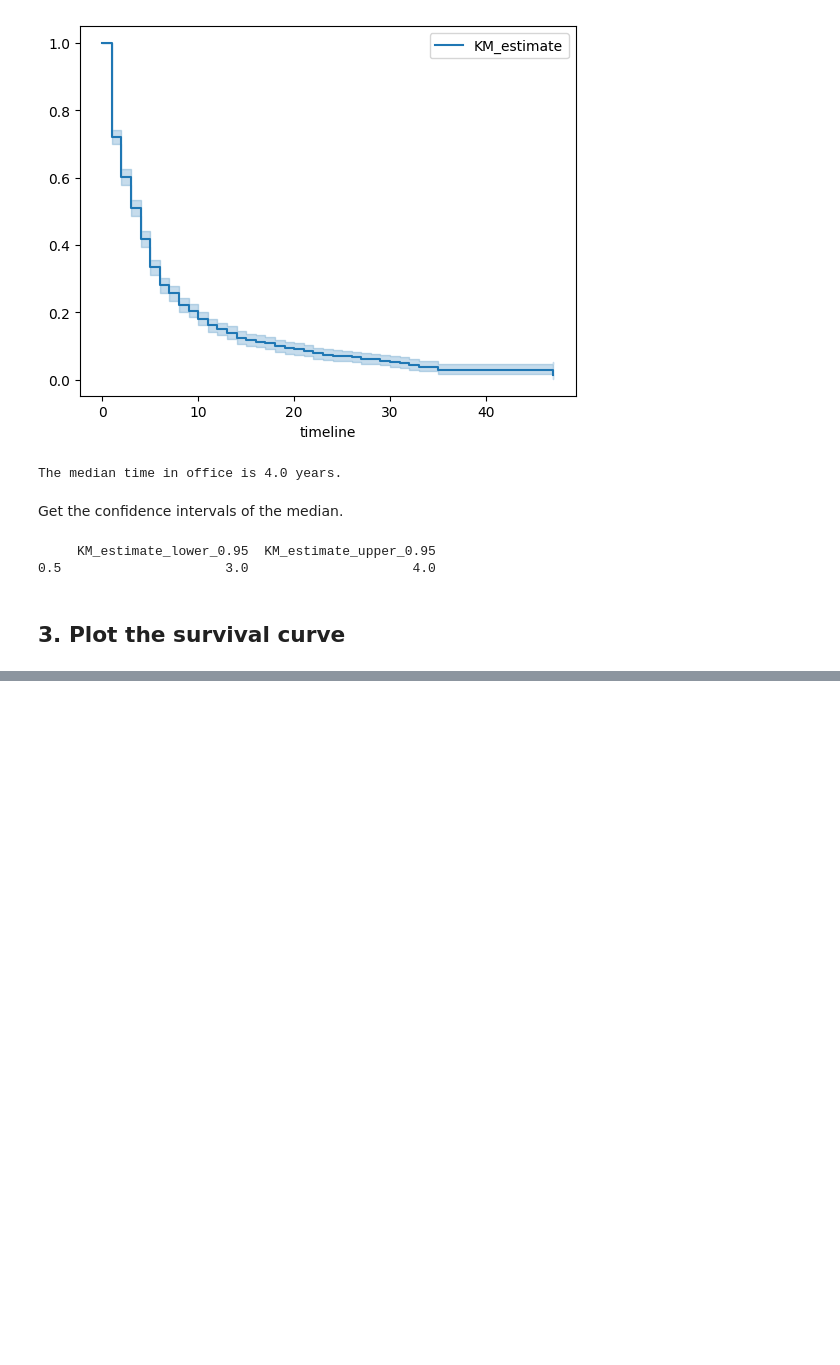
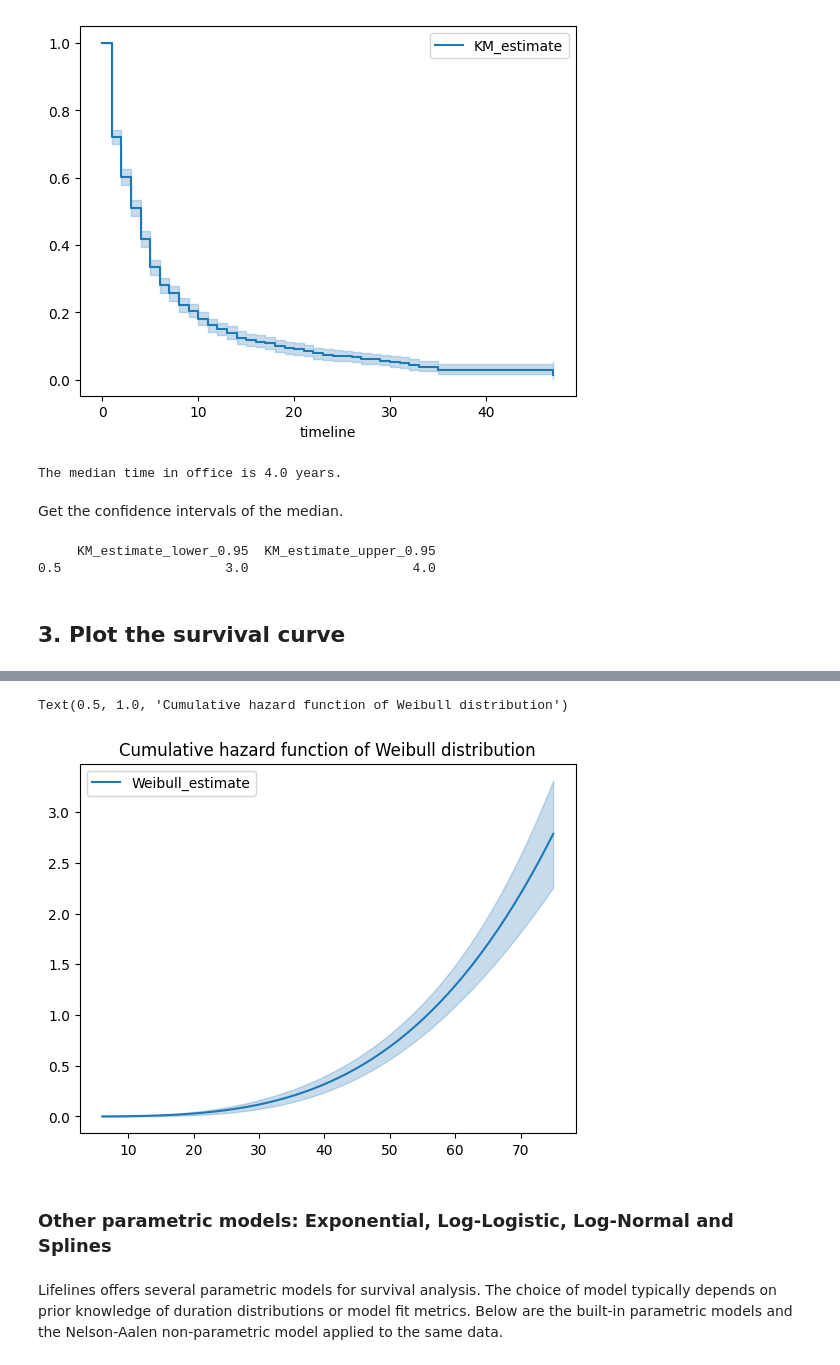
Before and after one commit to davidzhao1015/survival-analysis-case-example, a Jupyter notebook: survival-analysis-reproduce.ipynb, the cells around one changed output, grey strips where cells are left out. Saved outputs shown, nothing was run; the diff lists cells and outputs as text; code cells hidden in the pictures; blank space fills up the shorter version.

```diff
--- a/survival-analysis-reproduce.ipynb
+++ b/survival-analysis-reproduce.ipynb
@@ -164,0 +164,2 @@ results.print_summary()
+# %%
+wf = WeibullFitter().fit(T_1, E_1) # Fitting Weibull model
@@ -164,0 +178,10 @@ results.print_summary()
+# %%
+ax_weibull = wf.plot_cumulative_hazard()
+ax_weibull.set_title('Cumulative hazard function of Weibull distribution')
+# %% [output]
+Text(0.5, 1.0, 'Cumulative hazard function of Weibull distribution')
+[figure, added]
+# %% [markdown]
+### Other parametric models: Exponential, Log-Logistic, Log-Normal and Splines
+# %% [markdown]
+Lifelines offers several parametric models for survival analysis. The choice of model typically depends on prior knowledge of duration distributions or model fit metrics. Below are the built-in parametric models and the Nelson-Aalen non-parametric model applied to the same data.
```
Also changed, not shown: parts of 14 cells of this notebook.
